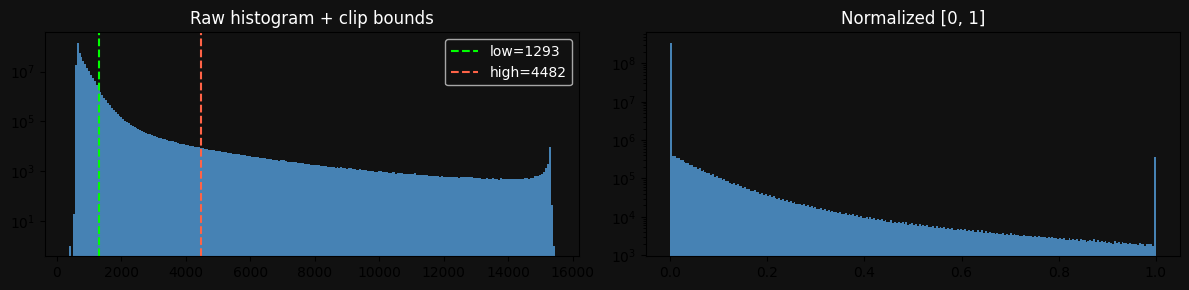
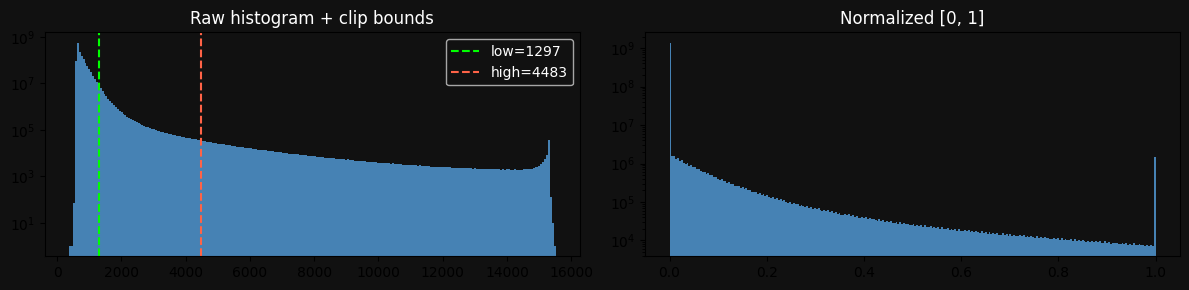
The notebook cell's code change between the first figure and the second:
--- before
+++ after
@@ -1,10 +1,4 @@
-# ── Downsample → float32 → Normalize ────────────────────────
-stack_ds = stack_raw[::DOWNSAMPLE_Z, ::DOWNSAMPLE_XY, ::DOWNSAMPLE_XY]
-vxy   = voxel_xy * DOWNSAMPLE_XY
-vz    = VOXEL_Z  * DOWNSAMPLE_Z
-aniso = vz / vxy
-print(f'After downsample : {stack_ds.shape}  aniso={aniso:.2f}x')
-
-stack_f = stack_ds.astype(np.float32)
+# ── float32 → Normalize ──────────────────────────────────────
+stack_f = stack_raw.astype(np.float32)
 print(f'Full range  : {stack_f.min():.0f} - {stack_f.max():.0f}')
 
@@ -13,10 +7,10 @@
              else float(threshold_triangle(stack_f))
     p_high = float(np.percentile(stack_f, CLIP_HIGH_PERCENTILE))
-    low_label  = f'{CLIP_LOW_PERCENTILE}th pct' if CLIP_LOW_PERCENTILE is not None else 'triangle'
+    low_label = f'{CLIP_LOW_PERCENTILE}th pct' if CLIP_LOW_PERCENTILE is not None else 'triangle'
     print(f'Clip range  : {p_low:.1f} - {p_high:.1f}  ({low_label} / {CLIP_HIGH_PERCENTILE}th pct)')
     stack_norm = np.clip(stack_f, p_low, p_high)
     stack_norm = (stack_norm - p_low) / (p_high - p_low)
 else:
-    dtype_max = float(np.iinfo(stack_ds.dtype).max) if np.issubdtype(stack_ds.dtype, np.integer) else 1.0
+    dtype_max = float(np.iinfo(stack_raw.dtype).max) if np.issubdtype(stack_raw.dtype, np.integer) else 1.0
     p_low, p_high = 0.0, dtype_max
     stack_norm = stack_f / dtype_max
@@ -27,5 +21,5 @@
 
 fig, ax = plt.subplots(1, 2, figsize=(12, 3))
-ax[0].hist(stack_ds.ravel(), bins=256, color='steelblue', log=True)
+ax[0].hist(stack_raw.ravel(), bins=256, color='steelblue', log=True)
 ax[0].axvline(p_low,  color='lime',   linestyle='--', label=f'low={p_low:.0f}')
 ax[0].axvline(p_high, color='tomato', linestyle='--', label=f'high={p_high:.0f}')

Commit: step0: integer stride 제거 → fractional zoom으로 TARGET_VOXEL_ISO_UM=0.35µm 통일